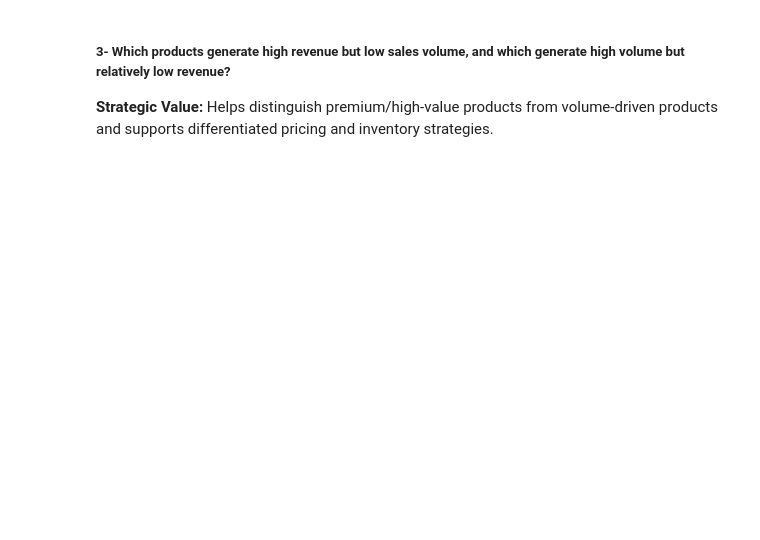
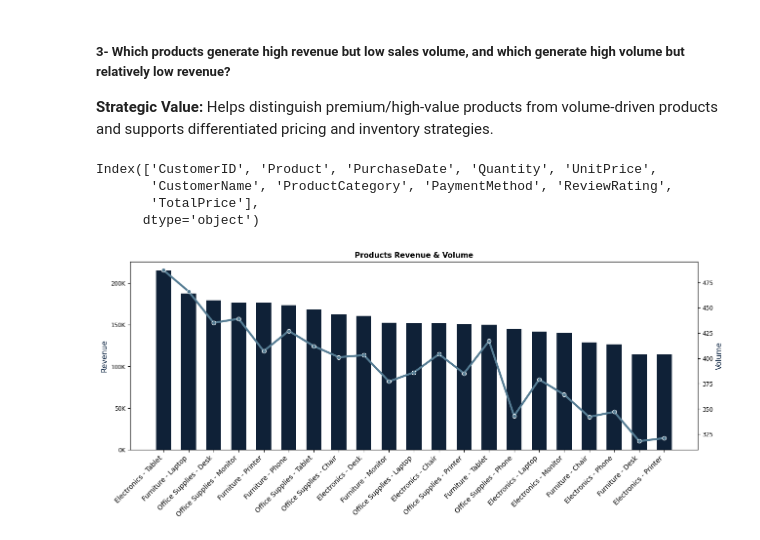
Before and after one commit to MMosayebi/Work-samples, a Jupyter notebook: Customer-Purchase-History/Customer-Purchase-History.ipynb, the cells around one changed output. Drawn from its saved outputs; the diff is of its cells as text; code cells hidden in the pictures; blank space fills up the shorter version.

```diff
--- a/Customer-Purchase-History/Customer-Purchase-History.ipynb
+++ b/Customer-Purchase-History/Customer-Purchase-History.ipynb
@@ -137,5 +198,50 @@ print(df["PurchaseDate"].max() - df["PurchaseDate"].min())
 ##### 3- Which products generate high revenue but low sales volume, and which generate high volume but relatively low revenue?
 
 <p><b>Strategic Value:</b> Helps distinguish premium/high-value products from volume-driven products and supports differentiated pricing and inventory strategies.</p>
+# %%
+df.columns
+# %% [output]
+Index(['CustomerID', 'Product', 'PurchaseDate', 'Quantity', 'UnitPrice',
+       'CustomerName', 'ProductCategory', 'PaymentMethod', 'ReviewRating',
+       'TotalPrice'],
+      dtype='object')
+# %%
+revenue = df.groupby(["ProductCategory","Product"],as_index=False)[["Quantity","TotalPrice"]].sum()
+revenue["ProductLabel"] = revenue["ProductCategory"] + " - " + revenue["Product"]
+revenue["ASP"] = revenue["TotalPrice"] / revenue["Quantity"]
+revenue = revenue.sort_values(by="TotalPrice",ascending=False).reset_index(drop=True)
+
+fig, ax1 = plt.subplots(figsize=(15,5))
+sns.barplot(data=revenue, x="ProductLabel",y="TotalPrice",ax=ax1,color="#08203E",width=0.6)
+ax1.tick_params(axis='x',labelsize=10,rotation=45)
+plt.setp(
+    ax1.get_xticklabels(),
+    ha='right'
+)
+ax1.tick_params(axis='y',labelsize=8.5)
+ax1.set_xlabel("")
+ax1.set_ylabel("Revenue",fontsize=11,color="#08203E")
+ax1.yaxis.set_major_formatter(
+    FuncFormatter(
+        lambda x, pos: (
+            f'{x/1_000_000:g}M' if x >= 1_000_000
+            else f'{x/1_000:,.0f}K'
+        )
+    )
+)
+
+ax2=ax1.twinx()
+sns.lineplot(data=revenue, x="ProductLabel",y="Quantity",ax=ax2,color="#557C93",marker='o',linewidth=3)
+ax2.set_ylabel("Volume",fontsize=11,color="#08203E")
+ax2.tick_params(axis='y',labelsize=8.5)
+ax2.yaxis.set_major_formatter(FuncFormatter(lambda x, pos: f"{x:,.0f}"))
+
+plt.title("Products Revenue & Volume",fontsize=11,fontweight='bold')
+
+plt.savefig('plots/Sales Performance & Revenue/Question 03/Products Revenue & Volume.png',bbox_inches="tight")
+
+plt.show()
+# %% [output]
+[figure, added]
 # %%
 # Sales Performance & Revenue
```
Also changed, not shown: parts of 8 cells of this notebook, 10 other files.
